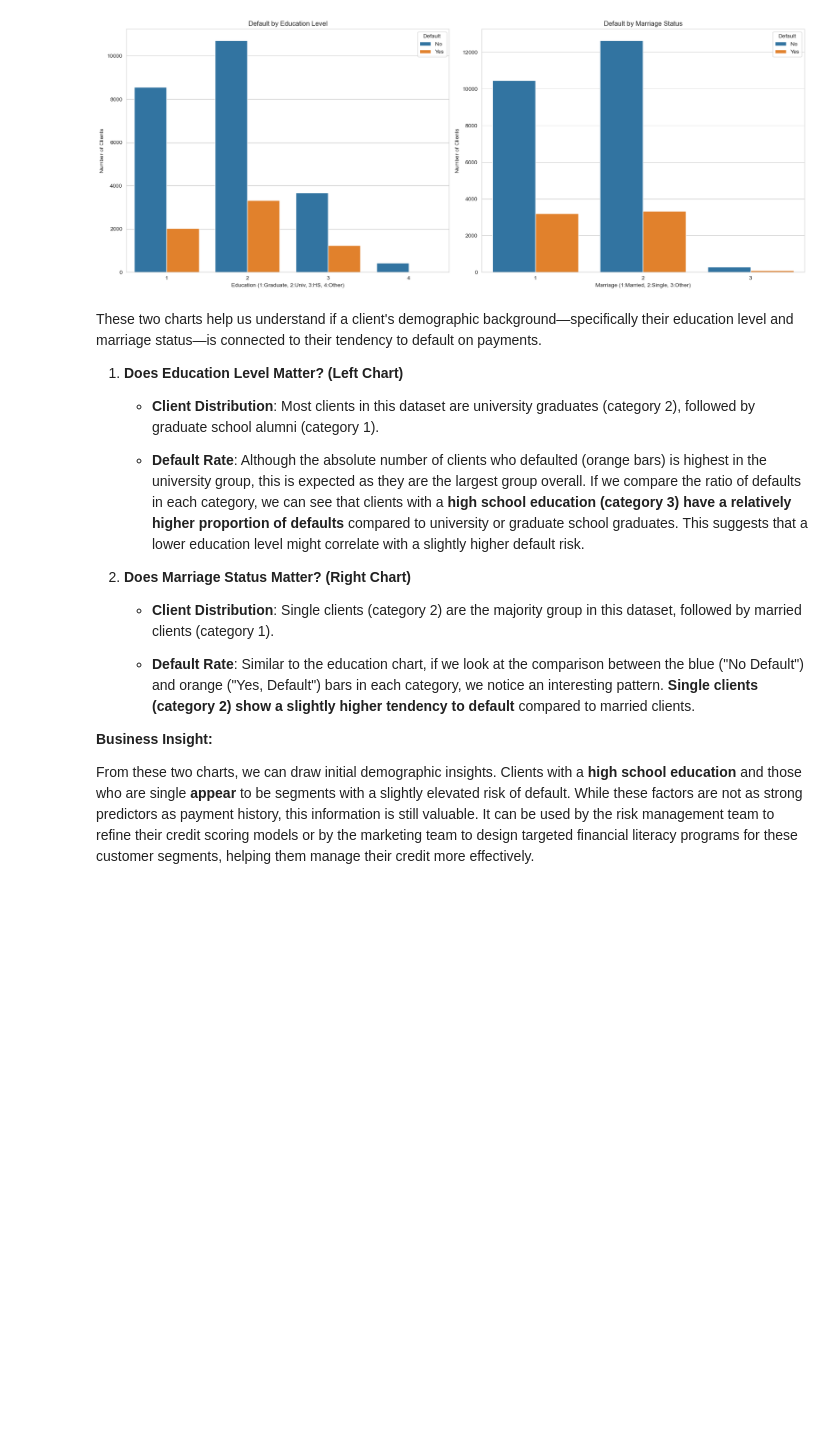
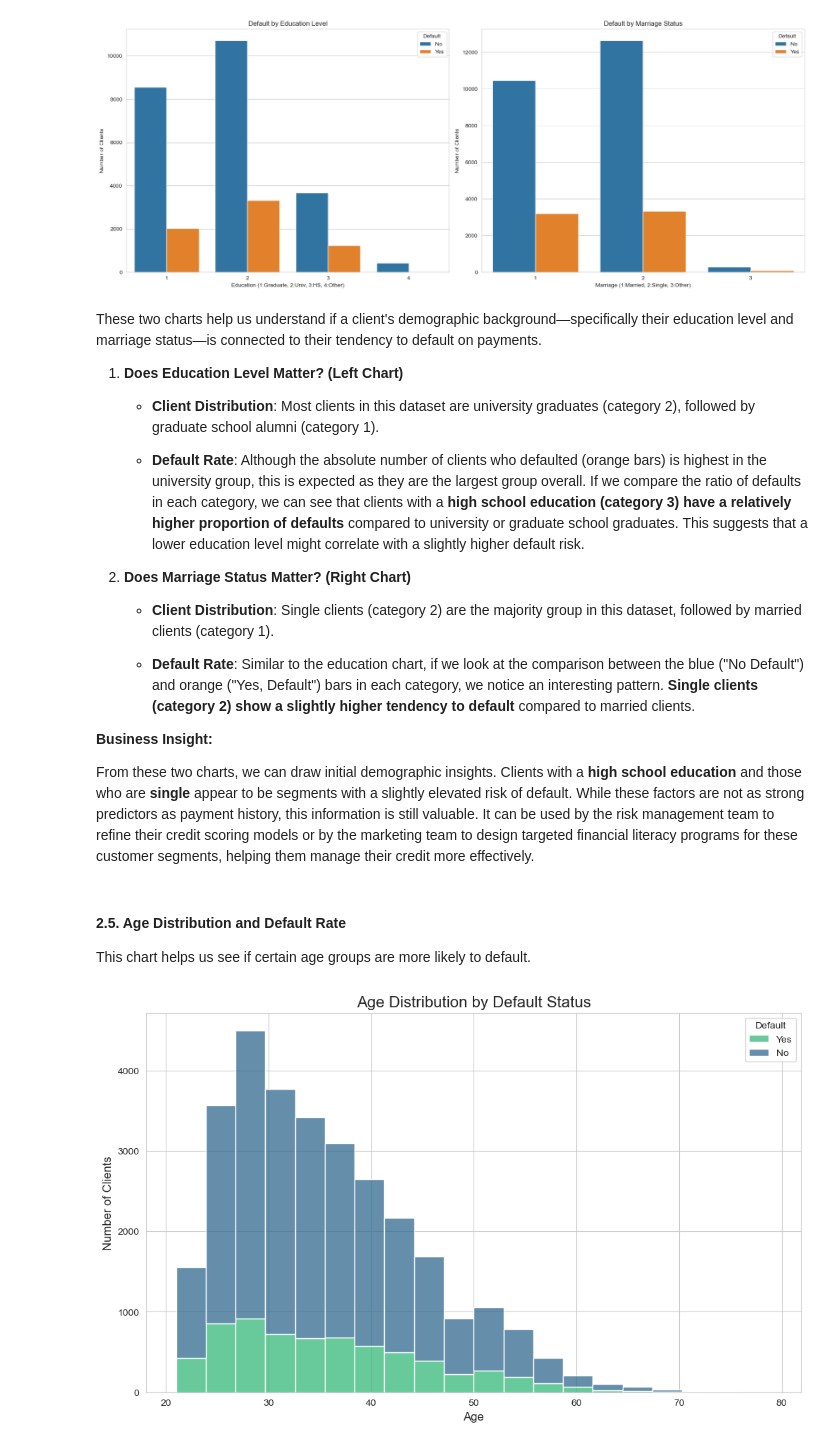
Before and after one commit to praditaw/credit-risk-analysis, a Jupyter notebook: credit_risk_analysis.ipynb, the cells around one changed output. Drawn from its saved outputs; the diff is of its cells as text; code cells hidden in the pictures; blank space fills up the shorter version.

```diff
--- a/credit_risk_analysis.ipynb
+++ b/credit_risk_analysis.ipynb
@@ -325,4 +320,18 @@ These two charts help us understand if a client's demographic background—speci
 
 **Business Insight:**
 
-From these two charts, we can draw initial demographic insights. Clients with a **high school education** and those who are single **appear** to be segments with a slightly elevated risk of default. While these factors are not as strong predictors as payment history, this information is still valuable. It can be used by the risk management team to refine their credit scoring models or by the marketing team to design targeted financial literacy programs for these customer segments, helping them manage their credit more effectively.
+From these two charts, we can draw initial demographic insights. Clients with a **high school education** and those who are **single** appear to be segments with a slightly elevated risk of default. While these factors are not as strong predictors as payment history, this information is still valuable. It can be used by the risk management team to refine their credit scoring models or by the marketing team to design targeted financial literacy programs for these customer segments, helping them manage their credit more effectively.
+# %% [markdown]
+#### **2.5. Age Distribution and Default Rate**
+
+This chart helps us see if certain age groups are more likely to default.
+# %%
+plt.figure(figsize=(12, 7))
+sns.histplot(data=df, x='AGE', hue='default_payment', multiple='stack', bins=20, palette='viridis')
+plt.title('Age Distribution by Default Status', fontsize=16)
+plt.xlabel('Age', fontsize=12)
+plt.ylabel('Number of Clients', fontsize=12)
+plt.legend(title='Default', labels=['Yes', 'No'])
+plt.show()
+# %% [output]
+[figure, added]
```
Also changed, not shown: parts of 21 cells of this notebook.
